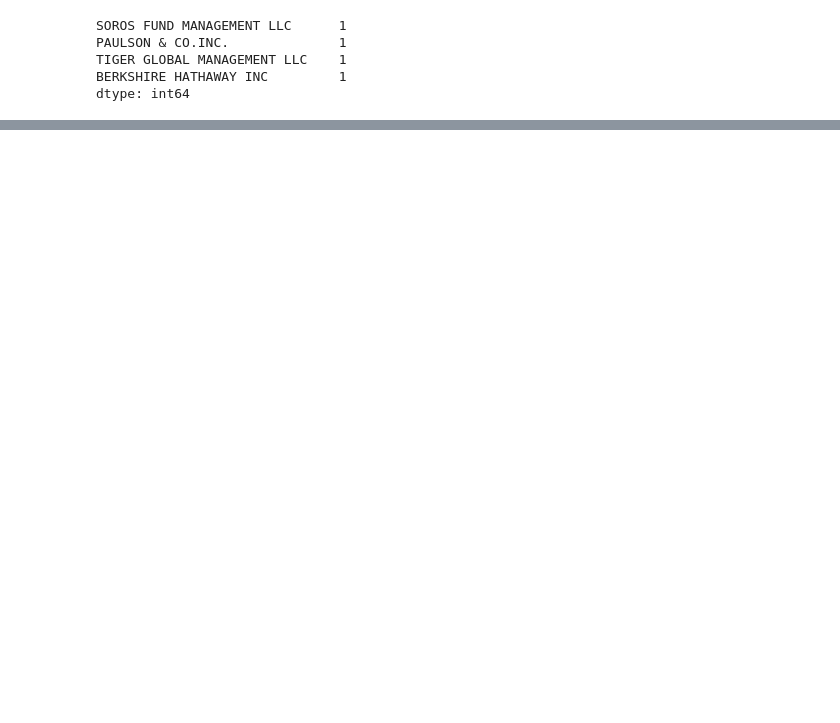
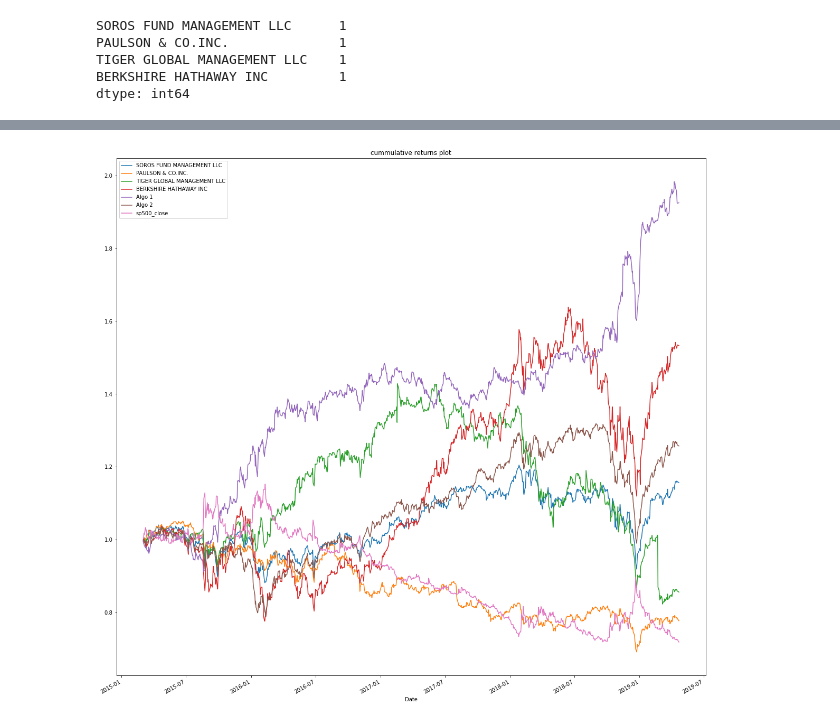
Before and after one commit to GEn-ops/PANDAS, a Jupyter notebook: PANDAS.ipynb, the cells around one changed output, grey strips where cells are left out. Saved outputs shown, nothing was run; the diff lists cells and outputs as text; code cells hidden in the pictures; blank space fills up the shorter version.

```diff
--- a/PANDAS.ipynb
+++ b/PANDAS.ipynb
@@ -27,0 +233,6 @@ dtype: int64
+# %%
+cummulative_returns = (1+combine_df).cumprod()
+# %%
+cummulative_returns.plot(figsize=(20,20), title='cummulative returns plot') ;
+# %% [output]
+[figure, added]
```
Also changed, not shown: parts of 74 cells of this notebook.
